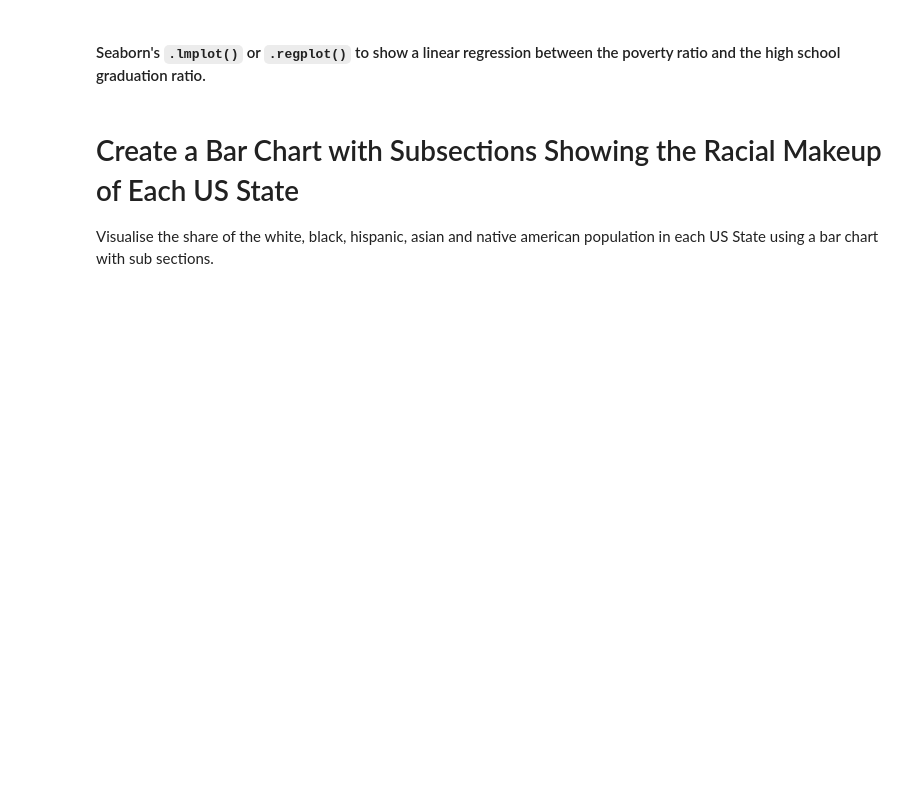
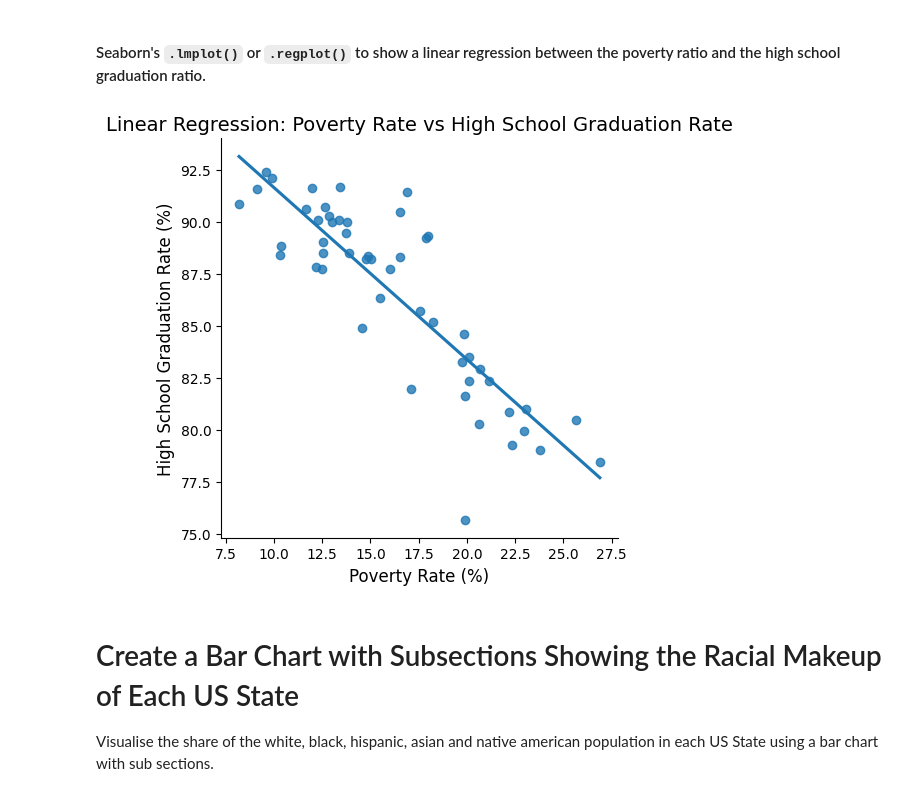
Before and after one commit to chrisZerv/Analyse-Deaths-involving-Police-in-the-United-States, a Jupyter notebook: Fatal_Force.ipynb, the cells around one changed output. Saved outputs shown, nothing was run; the diff lists cells and outputs as text; code cells hidden in the pictures; blank space fills up the shorter version.

```diff
--- a/Fatal_Force.ipynb
+++ b/Fatal_Force.ipynb
@@ -269,5 +332,23 @@ The state with the highest high school graduation rate is MA with a rate of 92.4
 # %% [markdown]
 #### Seaborn's `.lmplot()` or `.regplot()` to show a linear regression between the poverty ratio and the high school graduation ratio.
+# %%
+sns.lmplot(
+    data=merged_data,
+    x='poverty_rate',
+    y='percent_completed_hs',
+    ci=None  # Turn off confidence interval shading
+)
+
+# Adding labels and title
+plt.title('Linear Regression: Poverty Rate vs High School Graduation Rate', fontsize=14)
+plt.xlabel('Poverty Rate (%)', fontsize=12)
+plt.ylabel('High School Graduation Rate (%)', fontsize=12)
+
+# Show the plot
+plt.tight_layout()
+plt.show()
+# %% [output]
+[figure, added]
 # %% [markdown]
 # Create a Bar Chart with Subsections Showing the Racial Makeup of Each US State
 
```
Also changed, not shown: parts of 31 cells of this notebook.
